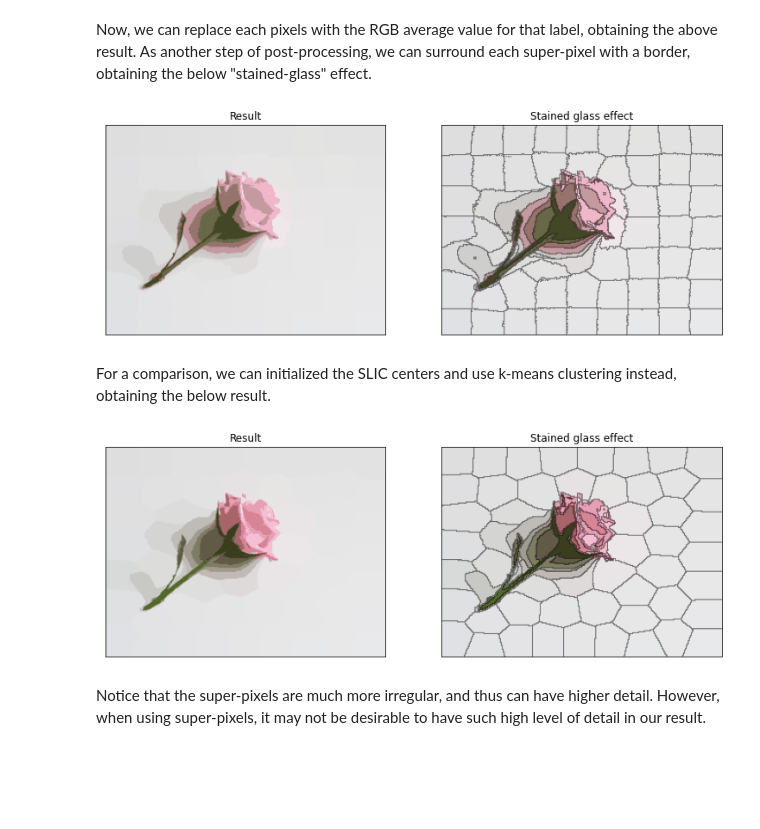
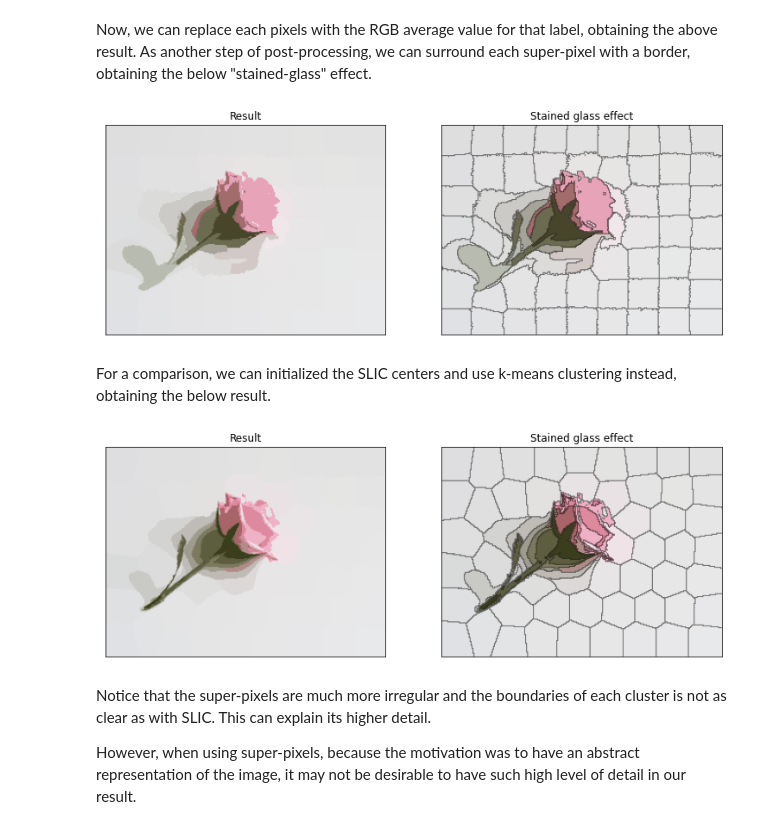
Before and after one commit to 0WN463/wellspring, a Jupyter notebook: computer-vision/segmentation.ipynb, the cells around one changed output. Saved outputs shown, nothing was run; the diff lists cells and outputs as text; code cells hidden in the pictures; blank space fills up the shorter version.

```diff
--- a/computer-vision/segmentation.ipynb
+++ b/computer-vision/segmentation.ipynb
@@ -496,7 +526,7 @@ Note that in original SLIC, their distance metric is $\sqrt{(d_R^2 + d_G^2 + d_B
 decide how much to weigh the spatial distance compared to the color distance.
 We implemented it by scaling the ranges of the feature dimension itself rather than incorporating it in the distance metric, for ease of implementation and code reuse, which helps speeds up the code.
 # %%
-factor = 0.3
-labels, centers = slic(rose_image_rgb, num_super_pixels=63, factor=factor)
+factor = 3.6
+labels, centers = slic.slic(rose_image_rgb, num_super_pixels=63, factor=factor)
 plt.imshow(make_segments(labels));
 # %% [output]
@@ -515,6 +534,6 @@ As a sanity check, we can see that the final centers are all within $2s$ of each
 # %%
 def average_labelled_clusters(labels, centers):
-    rgb_mapping = np.array([rose_image_rgb[labels == l].mean(axis=0) for l in set(labels.ravel())]).astype(np.uint8)
+    rgb_mapping = np.array([rose_image_rgb[labels == l].mean(axis=0) for l in np.unique(labels)]).astype(np.uint8)
     image_shape = (*labels.shape[:2], 3)
     result = np.zeros(image_shape, dtype=np.uint8)
 
@@ -542,24 +561,24 @@ def make_stained_glass_effect(labels, segmented_image):
 # %%
 show_images([(averaged_image, "Result"), (make_stained_glass_effect(labels, averaged_image), "Stained glass effect")])
 # %% [output]
-[figure, old version]
+[figure, new version]
 # %% [markdown]
 For a comparison, we can initialized the SLIC centers and use k-means clustering instead, obtaining the below result.
 # %%
-initial_centers = slic.make_slic_centers(rose_image_rgb, 63)
+initial_centers, _ = slic.make_slic_centers(rose_image_rgb, 63)
 features = make_pos_rgb_feature(rose_image_rgb)
-feature_centers = features[initial_centers[:,0], initial_centers[:,1]]
-labels, centers = kmeans(features, num_clusters=63, initial_centers=feature_centers)
+feature_centers = features[initial_centers[:, 0], initial_centers[:, 1]]
+labels, centers = kmeans(features, num_clusters=63,
+                         initial_centers=feature_centers)
 
-rgb_mapping = (centers[:,-3:] * 255).astype(np.uint8)
-labelled_image = np.zeros(rose_image_rgb.shape, dtype=np.uint8)
+averaged_image = average_labelled_clusters(labels, centers)
 
-for i,j in np.ndindex(labels.shape):
-    labelled_image[i, j, :] = rgb_mapping[labels[i, j]]
-
-show_images([(labelled_image, "Result"), (make_stained_glass_effect(labels, labelled_image), "Stained glass effect")])
+show_images([(averaged_image, "Result"), (make_stained_glass_effect(
+    labels, averaged_image), "Stained glass effect")])
 # %% [output]
-[figure, old version]
+[figure, new version]
 # %% [markdown]
-Notice that the super-pixels are much more irregular, and thus can have higher detail.
-However, when using super-pixels, it may not be desirable to have such high level of detail in our result.
+Notice that the super-pixels are much more irregular and the boundaries of each cluster is not as clear as with SLIC.
+This can explain its higher detail.
+
+However, when using super-pixels, because the motivation was to have an abstract representation of the image, it may not be desirable to have such high level of detail in our result.
```
Also changed, not shown: parts of 22 cells of this notebook, 2 other files.
